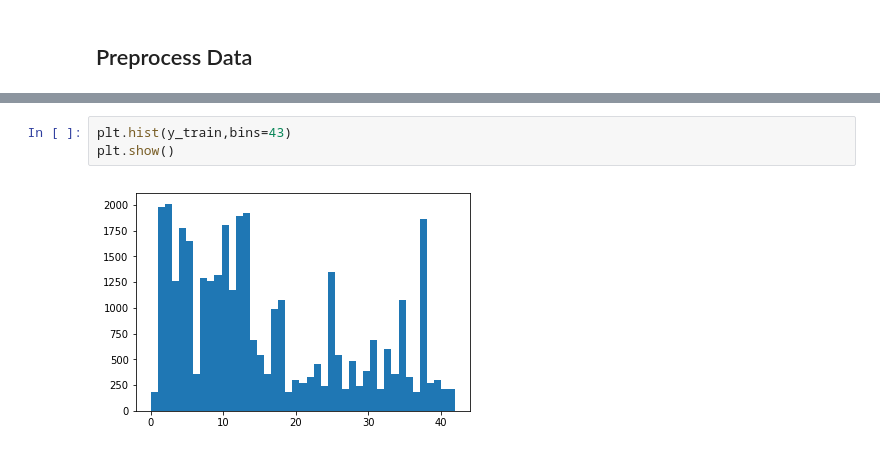
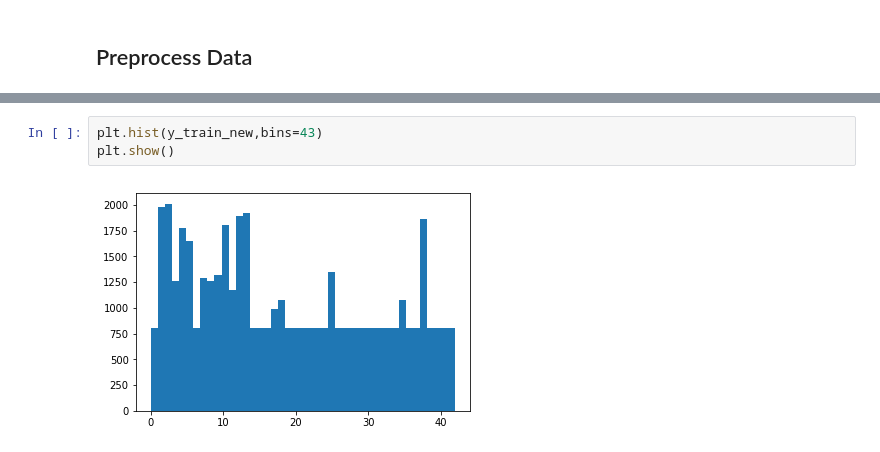
Before and after one commit to srikanthadya/Traffic-Signal-Classification, a Jupyter notebook: Traffic-Sign-Classifier.ipynb, the cells around one changed output, grey strips where cells are left out. Saved outputs shown, nothing was run; the diff lists cells and outputs as text.

```diff
--- a/Traffic-Sign-Classifier.ipynb
+++ b/Traffic-Sign-Classifier.ipynb
@@ -191,5 +209,5 @@ X_test = preprocessing(X_test)
 # %%
-plt.hist(y_train,bins=43)
+plt.hist(y_train_new,bins=43)
 plt.show()
 # %% [output]
-[figure, old version]
+[figure, new version]
```
Also changed, not shown: parts of 10 cells of this notebook.
